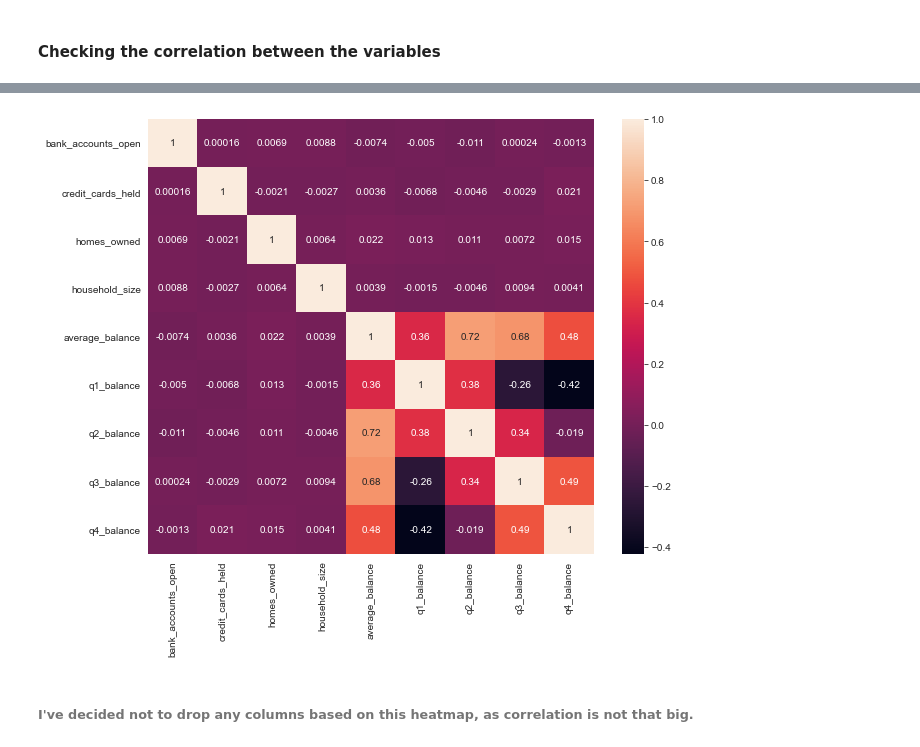
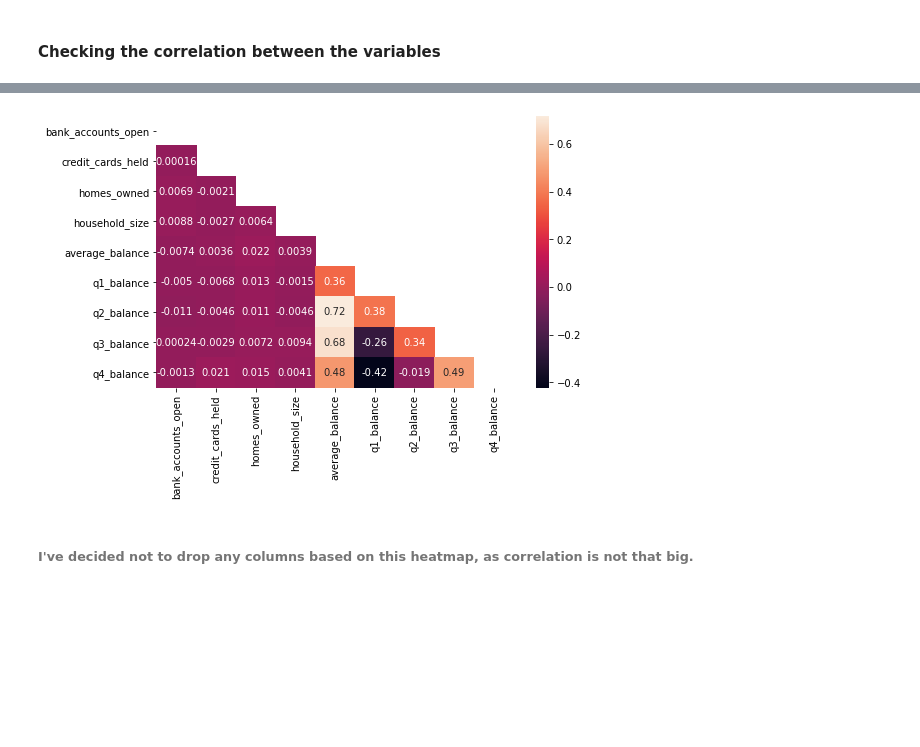
Before and after one commit to ritasilv/P2-Credit-Card-Revival, a Jupyter notebook: P2-Credit-Card_Revival.ipynb, the cells around one changed output, grey strips where cells are left out. Saved outputs shown, nothing was run; the diff lists cells and outputs as text; code cells hidden in the pictures; blank space fills up the shorter version.

```diff
--- a/P2-Credit-Card_Revival.ipynb
+++ b/P2-Credit-Card_Revival.ipynb
@@ -249,3 +252,7 @@ def remove_outliers(data, threshold=1.5, in_columns=data.select_dtypes(np.number
 data = remove_outliers(data, threshold=1.5, skip_columns=['bank_accounts_open', 'credit_cards_held', 'homes_owned', 'household_size'])
 # %% [markdown]
 #### Checking the correlation between the variables
+# %%
+corr_df_model = data.select_dtypes([np.number])
+correlations_matrix = corr_df_model.corr()  # method='spearman'
+correlations_matrix
@@ -252,10 +270,13 @@ data = remove_outliers(data, threshold=1.5, skip_columns=['bank_accounts_open',
 # %%
-corr_matrix=data.corr(method='pearson')  # default
-fig, ax = plt.subplots(figsize=(10, 8))
-ax = sns.heatmap(corr_matrix, annot=True)
+mask = np.zeros_like(correlations_matrix)
+
+mask[np.triu_indices_from(mask)] = True # optional, to hide repeat half of the matrix
+
+fig, ax = plt.subplots(figsize=(8, 5))
+ax = sns.heatmap(correlations_matrix, mask=mask, annot=True)
 plt.show()
 # %% [output]
-[figure, old version]
+[figure, new version]
 # %% [markdown]
 ###### I've decided not to drop any columns based on this heatmap, as correlation is not that big.
 # %% [markdown]
```
Also changed, not shown: parts of 41 cells of this notebook, 2 other files.
